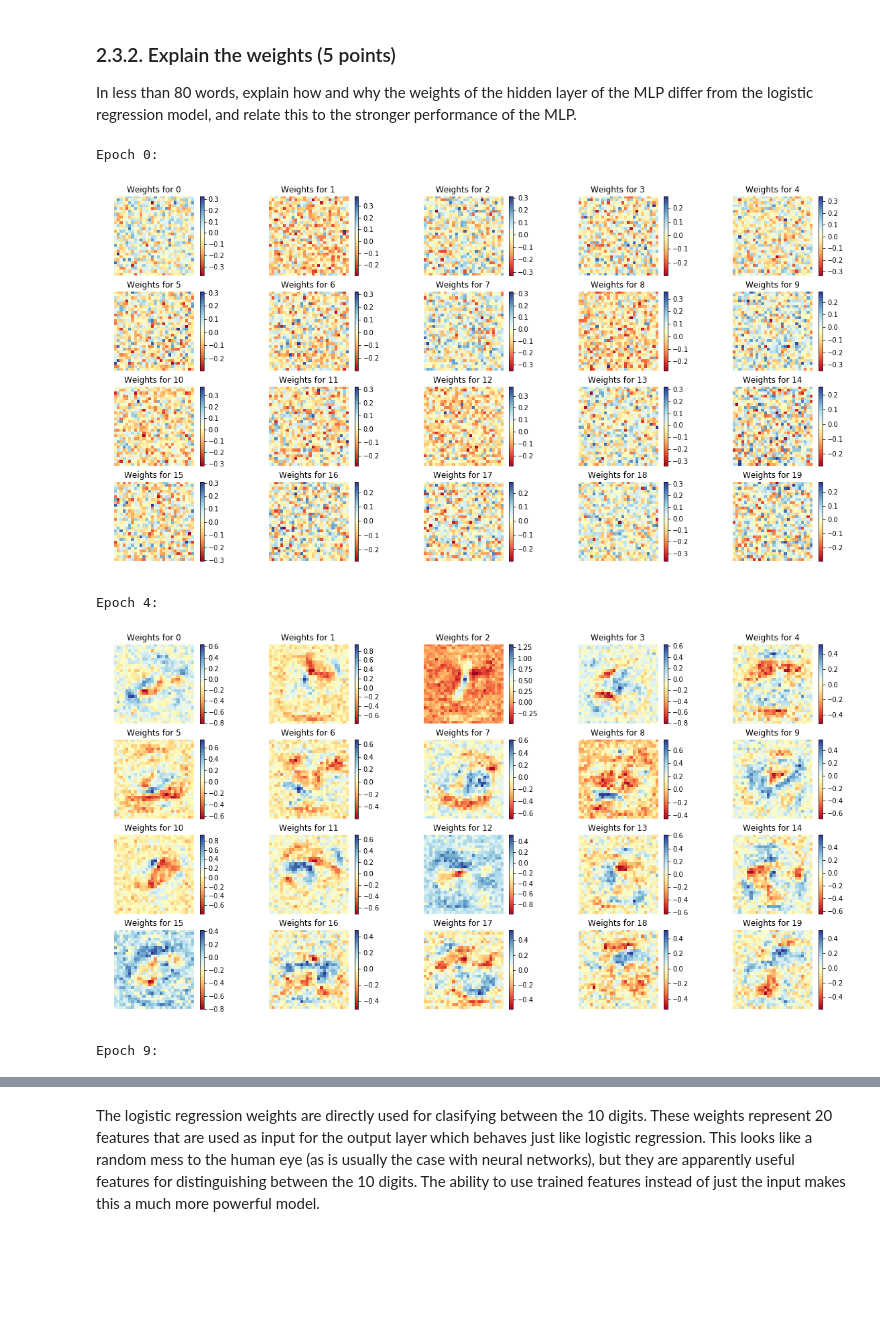
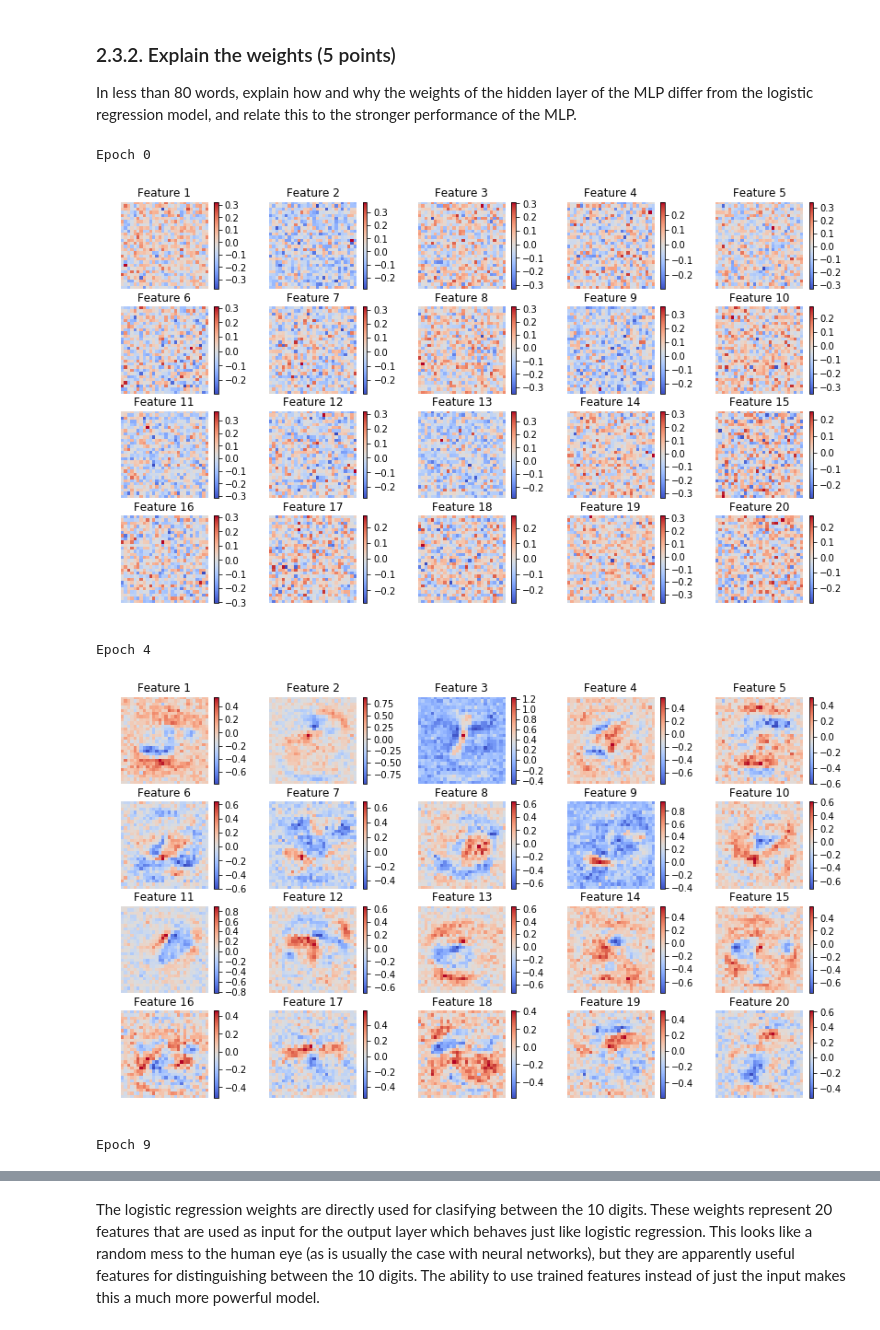
Before and after one commit to Kalsir/ml1_lab2, a Jupyter notebook: 11025352_11924462_lab2.ipynb, the cells around one changed output, grey strips where cells are left out. Saved outputs shown, nothing was run; the diff lists cells and outputs as text; code cells hidden in the pictures; blank space fills up the shorter version.

```diff
--- a/11025352_11924462_lab2.ipynb
+++ b/11025352_11924462_lab2.ipynb
@@ -503,16 +511,17 @@ w,b = test_sgd(x_train, t_train, x_valid, t_valid, w, b)
 ### 1.2.2 Visualize weights (10 points)
 Visualize the resulting parameters $\bW$ after a few iterations through the training set, by treating each column of $\bW$ as an image. If you want, you can use or edit the `plot_digits(...)` above.
 # %%
-def plot_weights(data, num_cols, shape=(28,28)):
+def plot_weights(data, num_cols, labels, figsize=(20,12), shape=(28,28)):
     num_outputs = data.shape[1]
     num_rows = int(num_outputs/num_cols)
+    plt.figure(figsize=figsize)
     for i in range(num_outputs):
         subplot(num_rows, num_cols, i+1)
-        imshow(data[:,i].reshape(shape), interpolation='none', cmap='RdYlBu')
-        title("Weights for " + str(i))
+        imshow(data[:,i].reshape(shape), interpolation='none', cmap=plt.cm.coolwarm)
+        title(labels[i])
         plt.colorbar()
         axis('off')
     plt.show()
 
-plot_weights(w, num_cols=5)
+plot_weights(w, num_cols=5, labels=["Weights for digit {0}".format(i) for i in range(10)])
 # %% [output]
@@ -828,0 +795,18 @@ plt.show()
+# %%
+# plot the train and validation logp for all three learning rates in one figure
+
+colors = ('r', 'y', 'b')
+
+plt.figure(figsize=(20, 12))
+for i in range(len(test_results)):
+    train_vals, valid_vals, __ = test_results[i]
+    plt.plot(range(len(train_vals)), train_vals, c=colors[i],
+             marker='o', label='Training set {}'.format(learning_rates[i]))
+    plt.plot(range(len(valid_vals)), valid_vals, c=colors[i],
+             marker='x', label='Validation set {}'.format(learning_rates[i]))
+
+plt.xlabel('Training iterations')
+plt.ylabel('Average conditional log-probability')
+plt.title("Average log-likelihood for training and validation set per iteration")
+plt.legend()
+plt.show()
@@ -835,16 +821,19 @@ YOUR ANSWER HERE
 ### 2.3.2. Explain the weights (5 points)
 In less than 80 words, explain how and why the weights of the hidden layer of the MLP differ from the logistic regression model, and relate this to the stronger performance of the MLP.
 # %%
-# Plot weights for 1e-2
-print("Epoch 0:")
-plot_weights(weights_memory3[0], num_cols=5)
-print("Epoch 4:")
-plot_weights(weights_memory3[1], num_cols=5)
-print("Epoch 9:")
-plot_weights(weights_memory3[2], num_cols=5)
+# Plot the weights of the first layer for the best model
+__, __, weights = best_results
+labels = ["Feature {}".format(i) for i in range(1, 21)]
+
+print("Epoch 0")
+plot_weights(weights[0], 5, figsize=(14, 8), labels=labels)
+print("Epoch 4")
+plot_weights(weights[1], 5, figsize=(14, 8), labels=labels)
+print("Epoch 9")
+plot_weights(weights[2], 5, figsize=(14, 8), labels=labels)
 # %% [output]
-Epoch 0:
+Epoch 0
-[figure, old version]
+[figure, new version]
-Epoch 4:
+Epoch 4
-[figure, old version]
+[figure, new version]
-Epoch 9:
+Epoch 9
```
Also changed, not shown: parts of 32 cells of this notebook.
